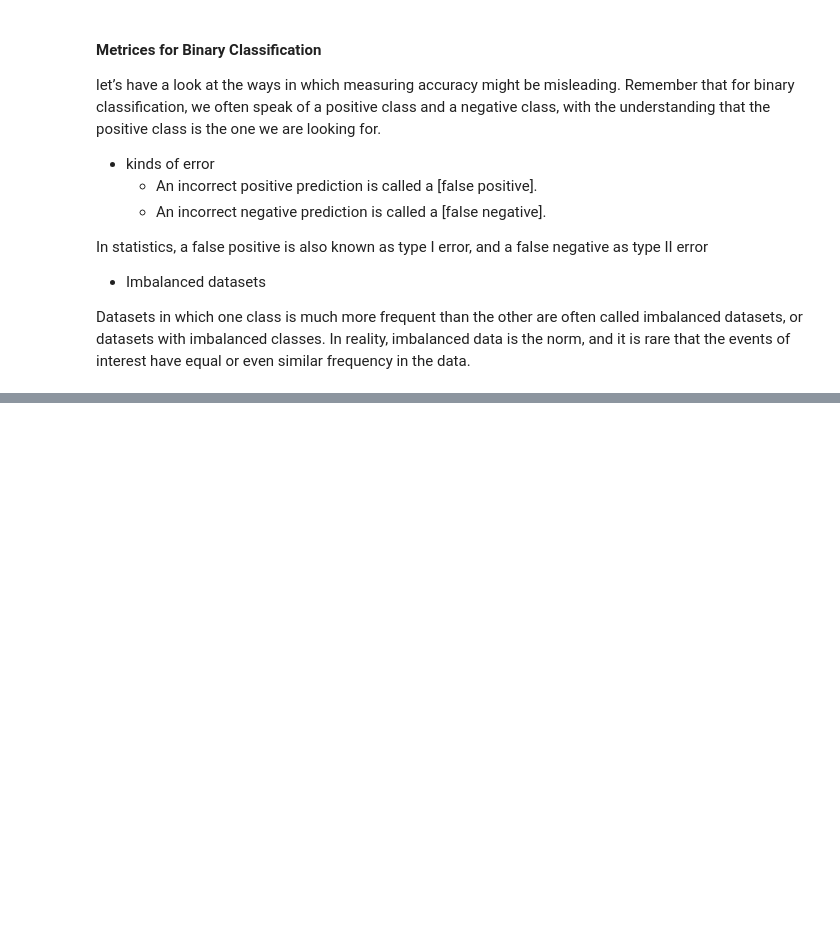
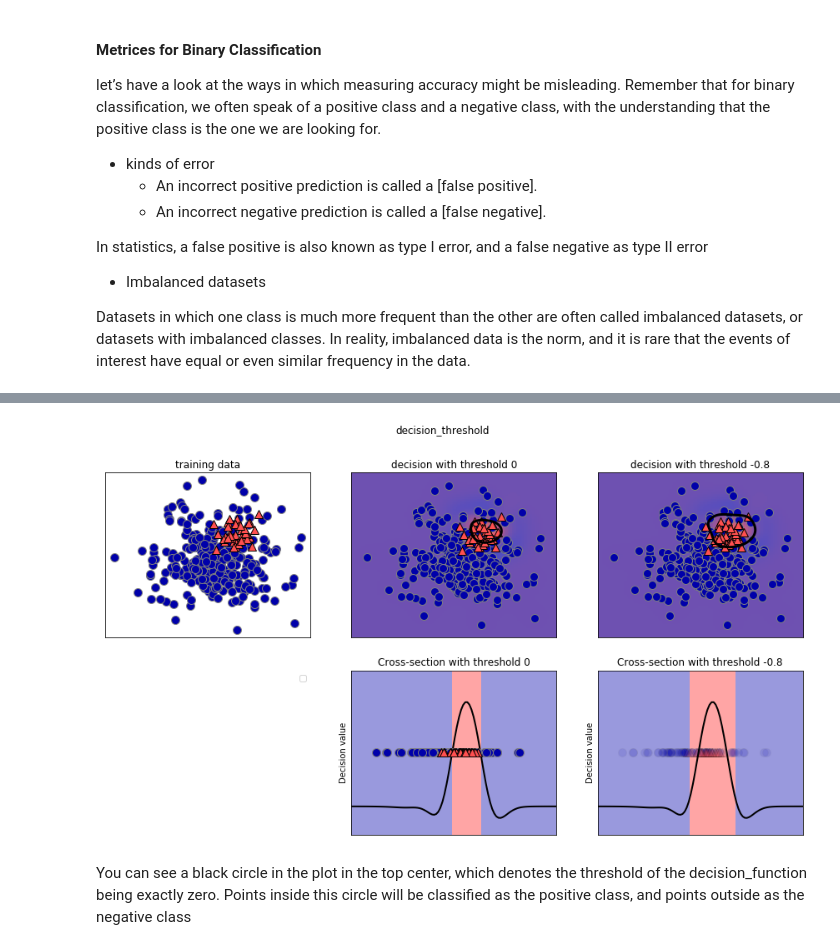
Before and after one commit to AyaElghannam/Books, a Jupyter notebook: Introduction to Machine Learning with Python - A Guide for Data Scientists 2017/Introduction to Machine Learning with Python CH5.ipynb, the cells around one changed output, grey strips where cells are left out. Drawn from its saved outputs; the diff is of its cells as text; code cells hidden in the pictures; blank space fills up the shorter version.

```diff
--- a/Introduction to Machine Learning with Python - A Guide for Data Scientists 2017/Introduction to Machine Learning with Python CH5.ipynb
+++ b/Introduction to Machine Learning with Python - A Guide for Data Scientists 2017/Introduction to Machine Learning with Python CH5.ipynb
@@ -592,0 +783,13 @@ data.
+# %%
+from mglearn.datasets import make_blobs
+X, y = make_blobs(n_samples=(400, 50), cluster_std=[7.0, 2],
+random_state=22)
+X_train, X_test, y_train, y_test = train_test_split(X, y, random_state=0)
+svc = SVC(gamma=.05).fit(X_train, y_train)
+
+mglearn.plots.plot_decision_threshold()
+# %% [output]
+[figure, added]
+# %% [markdown]
+You can see a black circle in the plot in the top center, which
+denotes the threshold of the decision_function being exactly zero. Points inside this circle will be classified as the positive class, and points outside as the negative class
```
Also changed, not shown: parts of 51 cells of this notebook, 1 other file.
